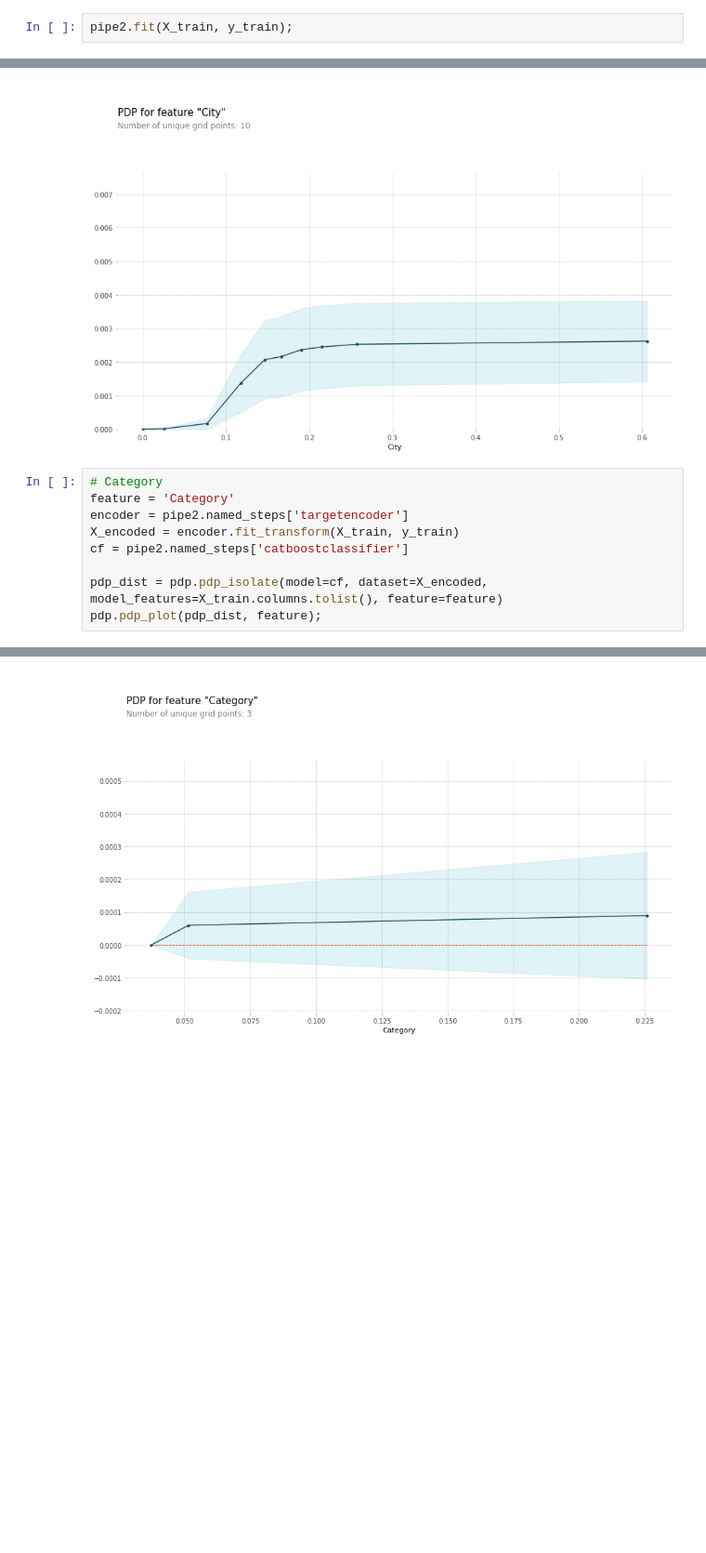
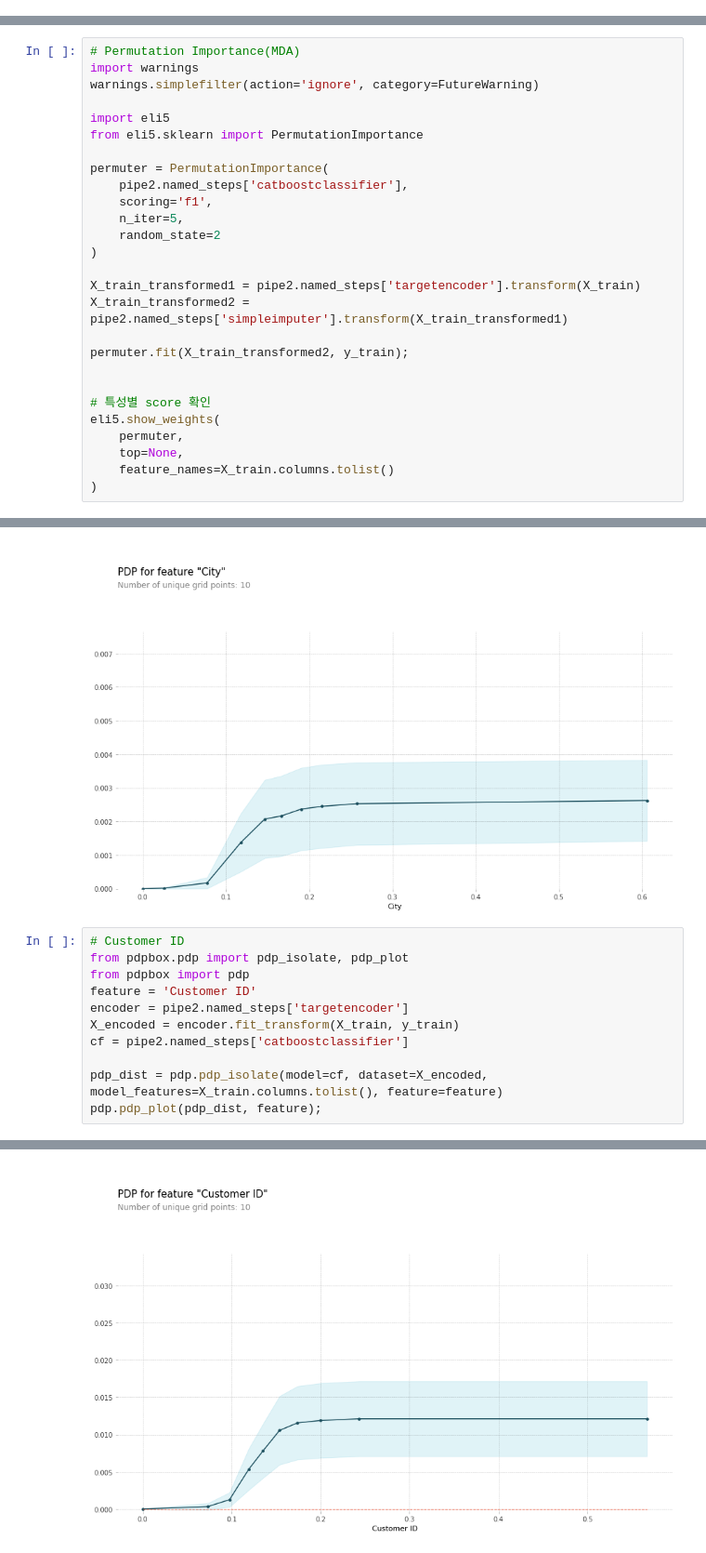
Before and after one commit to Suhyun77/Section2_Project, a Jupyter notebook: AI_06_강수현_Section2_.ipynb, the cells around one changed output, grey strips where cells are left out. Shown at 93% size. Cells and saved outputs as stored; diff of their text form; blank space fills up the shorter version.

```diff
--- a/AI_06_강수현_Section2_.ipynb
+++ b/AI_06_강수현_Section2_.ipynb
@@ -955,2 +956,0 @@ f1 :  0.5270612574483083
-# %%
-pipe2.fit(X_train, y_train);
@@ -974,0 +974,27 @@ pipe2.fit(X_train, y_train);
+# %%
+# Permutation Importance(MDA)
+import warnings
+warnings.simplefilter(action='ignore', category=FutureWarning)
+
+import eli5
+from eli5.sklearn import PermutationImportance
+
+permuter = PermutationImportance(
+    pipe2.named_steps['catboostclassifier'],
+    scoring='f1',
+    n_iter=5,
+    random_state=2
+)
+
+X_train_transformed1 = pipe2.named_steps['targetencoder'].transform(X_train)
+X_train_transformed2 = pipe2.named_steps['simpleimputer'].transform(X_train_transformed1)
+
+permuter.fit(X_train_transformed2, y_train);
+
+
+# 특성별 score 확인
+eli5.show_weights(
+    permuter,
+    top=None,
+    feature_names=X_train.columns.tolist()
+)
@@ -1097,8 +1081,10 @@ pdp.pdp_plot(pdp_dist, feature);
 # %% [output]
 [figure]
 # %%
-# Category
-feature = 'Category'
+# Customer ID
+from pdpbox.pdp import pdp_isolate, pdp_plot
+from pdpbox import pdp
+feature = 'Customer ID'
 encoder = pipe2.named_steps['targetencoder']
 X_encoded = encoder.fit_transform(X_train, y_train)
 cf = pipe2.named_steps['catboostclassifier']
@@ -1109 +1099 @@ pdp.pdp_plot(pdp_dist, feature);
-[figure, old version]
+[figure, new version]
```
Also changed, not shown: parts of 11 cells of this notebook.
